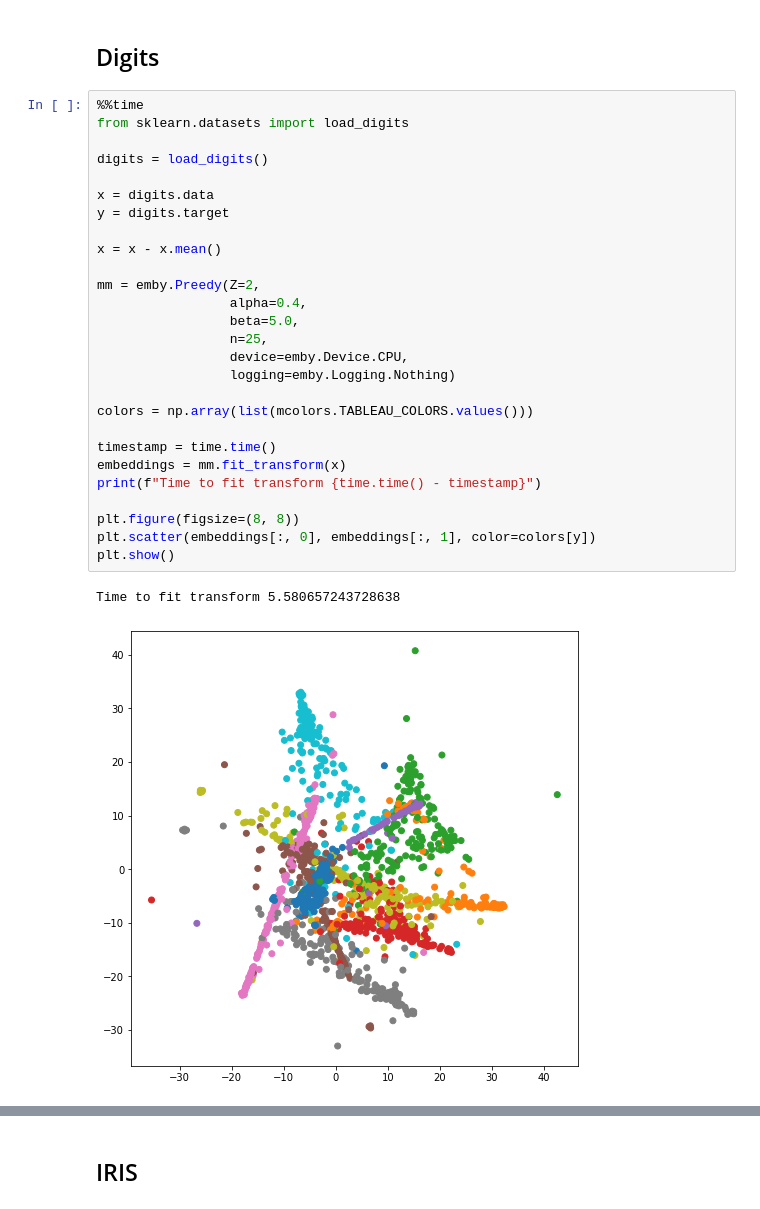
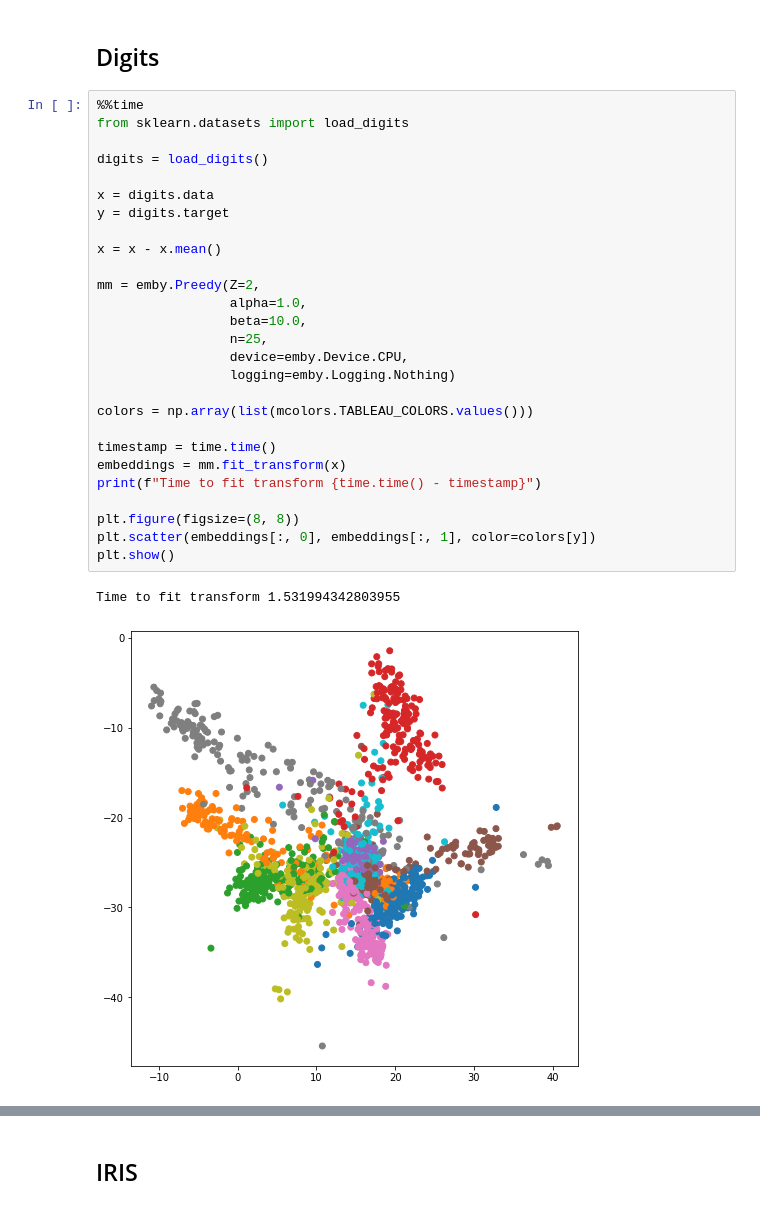
Before and after one commit to JonasRSV/emby, a Jupyter notebook: examples/preedy_examples.ipynb, the cells around one changed output, grey strips where cells are left out. Drawn from its saved outputs; the diff is of its cells as text.

```diff
--- a/examples/preedy_examples.ipynb
+++ b/examples/preedy_examples.ipynb
@@ -18,30 +18,30 @@ Digits
 # %%
 %%time
 from sklearn.datasets import load_digits
 
 digits = load_digits()
 
 x = digits.data
 y = digits.target
 
 x = x - x.mean()
 
 mm = emby.Preedy(Z=2,
-                 alpha=0.4,
-                 beta=5.0,
+                 alpha=1.0,
+                 beta=10.0,
                  n=25,
                  device=emby.Device.CPU,
                  logging=emby.Logging.Nothing)
 
 colors = np.array(list(mcolors.TABLEAU_COLORS.values()))
 
 timestamp = time.time()
 embeddings = mm.fit_transform(x)
 print(f"Time to fit transform {time.time() - timestamp}")
 
 plt.figure(figsize=(8, 8))
 plt.scatter(embeddings[:, 0], embeddings[:, 1], color=colors[y])
 plt.show()
 # %% [output]
-Time to fit transform 5.580657243728638
+Time to fit transform 1.531994342803955
-[figure, old version]
+[figure, new version]
```
Also changed, not shown: parts of 4 cells of this notebook, 9 other files.
